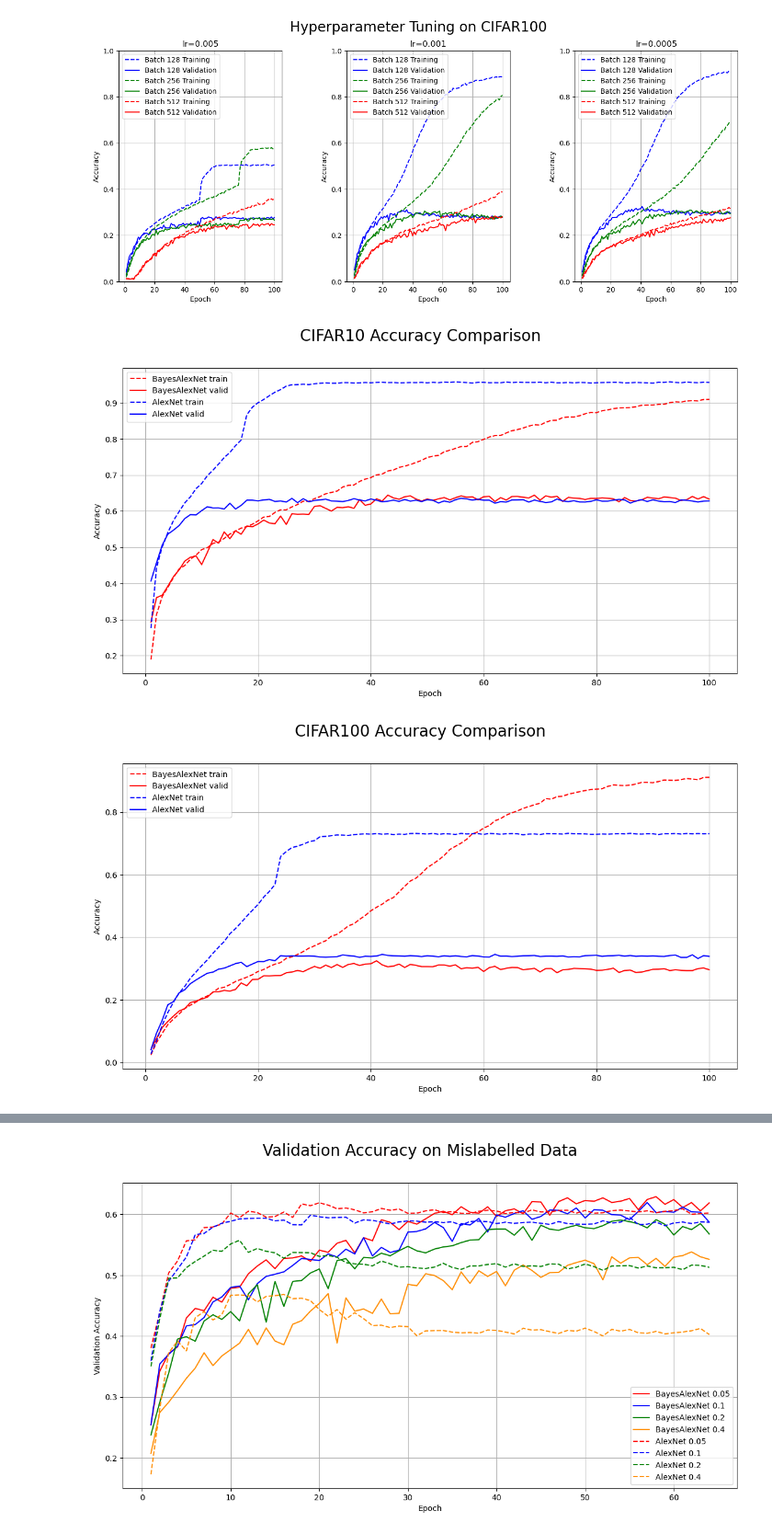
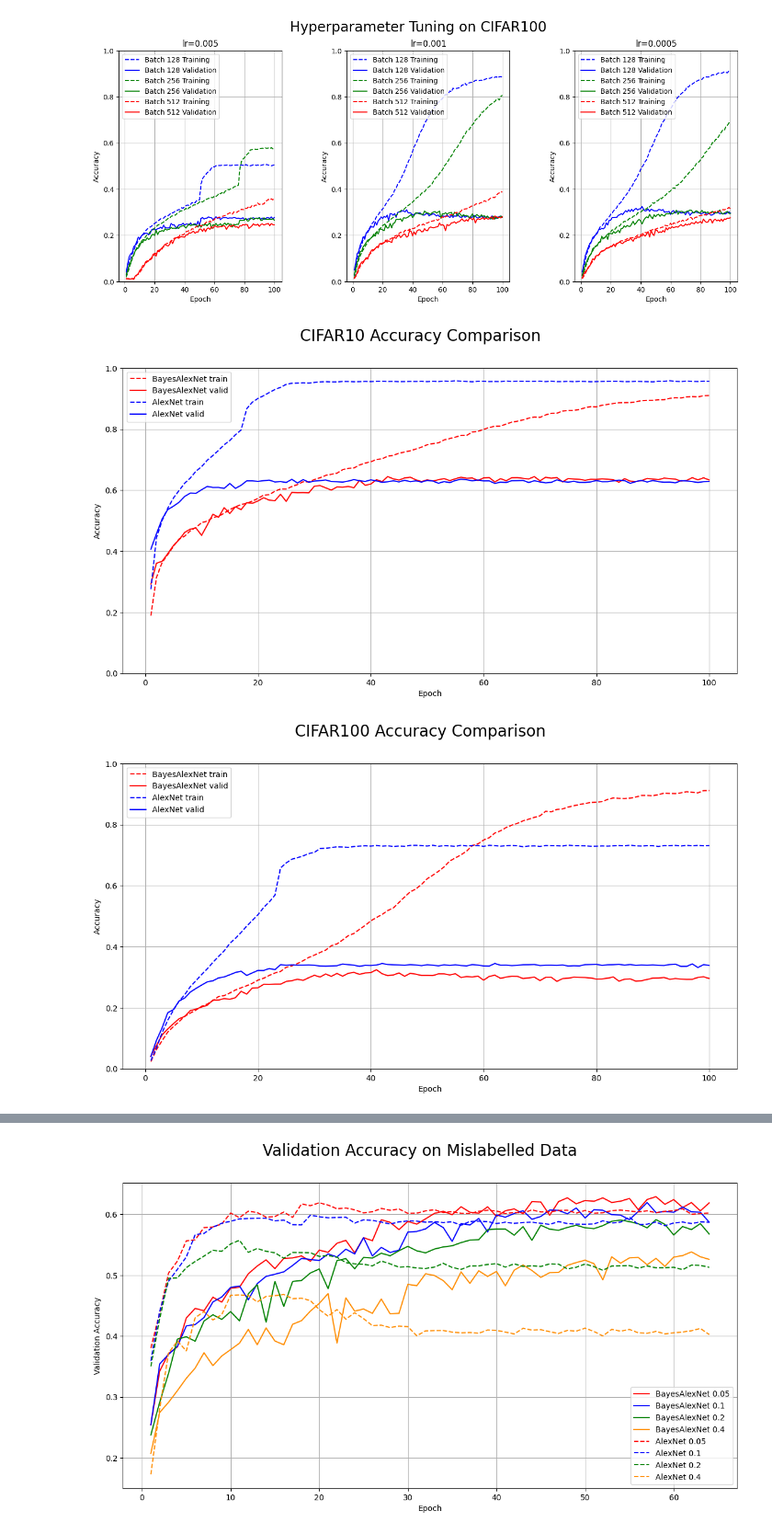
Before and after one commit to Gabrynho/BayesCNNvsFreqCNN, a Jupyter notebook: Plotting.ipynb, the cells around one changed output, grey strips where cells are left out. Shown at 92% size. Drawn from its saved outputs; the diff is of its cells as text; code cells hidden in the pictures.

```diff
--- a/Plotting.ipynb
+++ b/Plotting.ipynb
@@ -117,6 +117,8 @@ ax.plot(f_c10['Epoch']+1, f_c10['Training Accuracy'], label='AlexNet train', col
 ax.plot(f_c10['Epoch']+1, f_c10['Validation Accuracy'], label='AlexNet valid', color='blue', linestyle='solid')
 ax.set_xlabel('Epoch')
 ax.set_ylabel('Accuracy')
+ax.set_ylim([0, 1])
+
 
 plt.legend()
 plt.grid()
@@ -124,27 +126,28 @@ fig.suptitle('CIFAR10 Accuracy Comparison', fontsize=20)
 plt.savefig('./images/c10_comparison.png' , dpi=300)
 plt.show()
 # %% [output]
-[figure, old version]
+[figure, new version]
 # %%
 b_c100 = pd.read_csv('./results/results_c100_lr0.0005_batch128.csv')
 f_c100 = pd.read_csv('./results/results_f100_lr0.0005_batch128.csv')
 
 fig, ax = plt.subplots(figsize=(14, 7))
 
 ax.plot(b_c100['Epoch']+1, b_c100['Training Accuracy'], label='BayesAlexNet train', color='red', linestyle='dashed')
 ax.plot(b_c100['Epoch']+1, b_c100['Validation Accuracy'], label='BayesAlexNet valid', color='red', linestyle='solid')
 ax.plot(f_c100['Epoch']+1, f_c100['Training Accuracy'], label='AlexNet train', color='blue', linestyle='dashed')
 ax.plot(f_c100['Epoch']+1, f_c100['Validation Accuracy'], label='AlexNet valid', color='blue', linestyle='solid')
 ax.set_xlabel('Epoch')
 ax.set_ylabel('Accuracy')
+ax.set_ylim([0, 1])
 
 plt.legend()
 plt.grid()
 fig.suptitle('CIFAR100 Accuracy Comparison', fontsize=20)
 plt.savefig('./images/c100_comparison.png' , dpi=300)
 plt.show()
 # %% [output]
-[figure, old version]
+[figure, new version]
 # %%
 # Load the CSV file into a pandas DataFrame
 b_c10 = pd.read_csv('./results/results_c10_lr0.001_batch128.csv')
```
Also changed, not shown: parts of 2 cells of this notebook, 7 other files.
